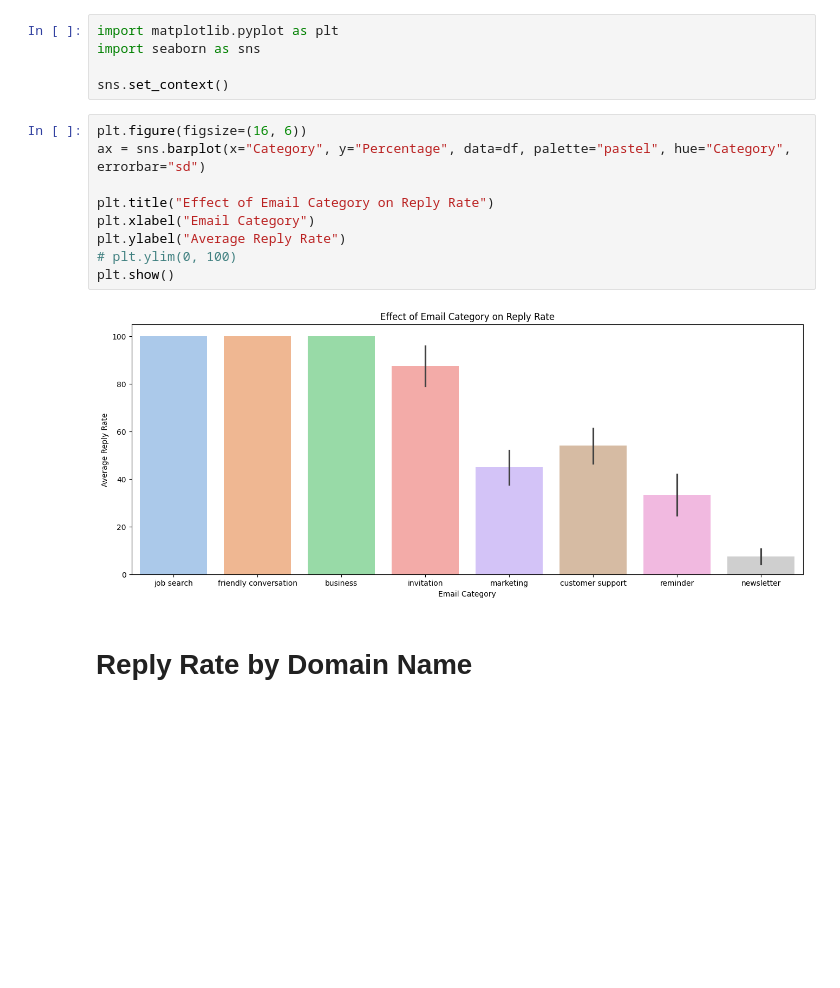
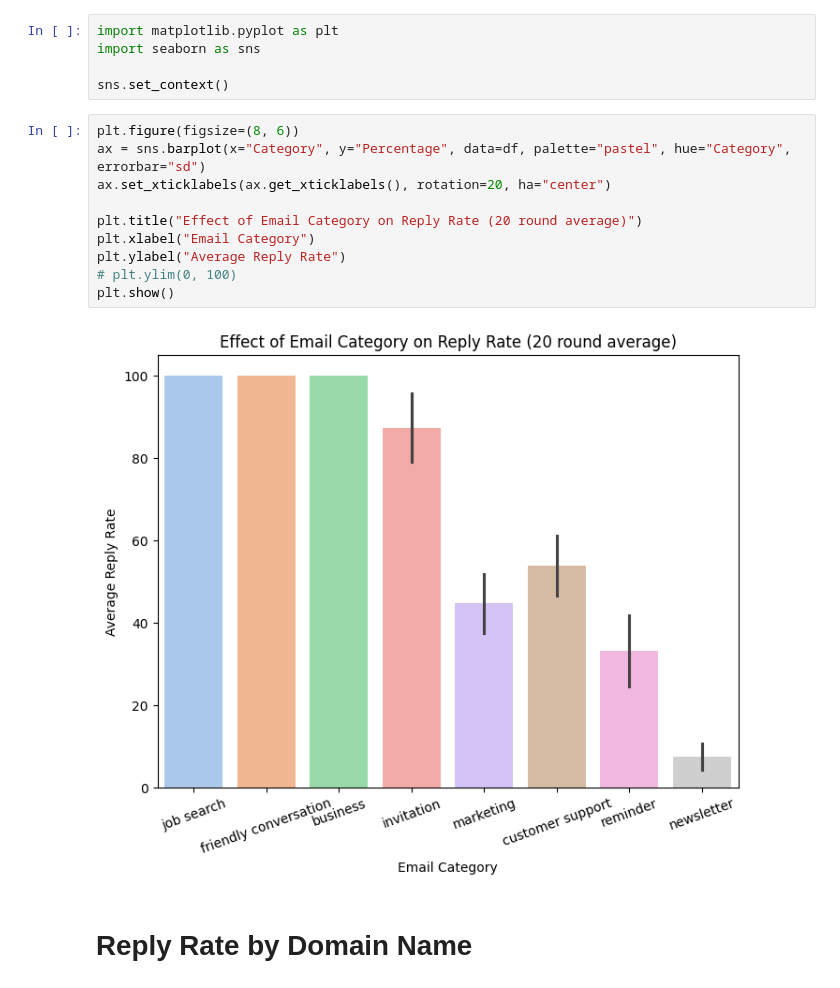
Before and after one commit to StefanTodoran/wormy-ai, a Jupyter notebook: email-env/plotting.ipynb, the cells around one changed output. Cells and saved outputs as stored; diff of their text form; blank space fills up the shorter version.

```diff
--- a/email-env/plotting.ipynb
+++ b/email-env/plotting.ipynb
@@ -94,16 +94,17 @@ import seaborn as sns
 
 sns.set_context()
 # %%
-plt.figure(figsize=(16, 6))
+plt.figure(figsize=(8, 6))
 ax = sns.barplot(x="Category", y="Percentage", data=df, palette="pastel", hue="Category", errorbar="sd")
+ax.set_xticklabels(ax.get_xticklabels(), rotation=20, ha="center")
 
-plt.title("Effect of Email Category on Reply Rate")
+plt.title("Effect of Email Category on Reply Rate (20 round average)")
 plt.xlabel("Email Category")
 plt.ylabel("Average Reply Rate")
 # plt.ylim(0, 100)
 plt.show()
 # %% [output]
-[figure, old version]
+[figure, new version]
 # %% [markdown]
 # Reply Rate by Domain Name
 # %%
```
Also changed, not shown: parts of 2 cells of this notebook, 7 other files.
